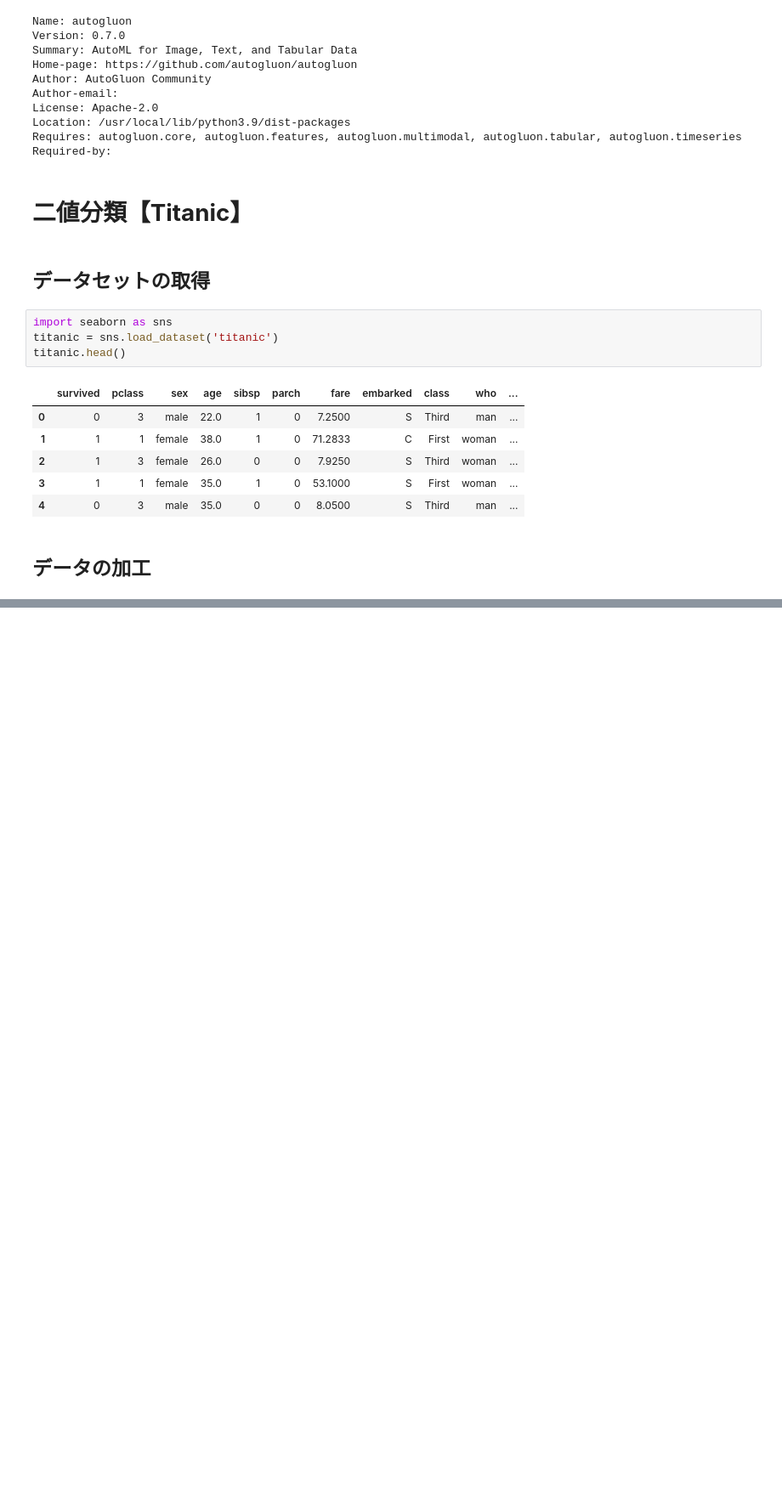
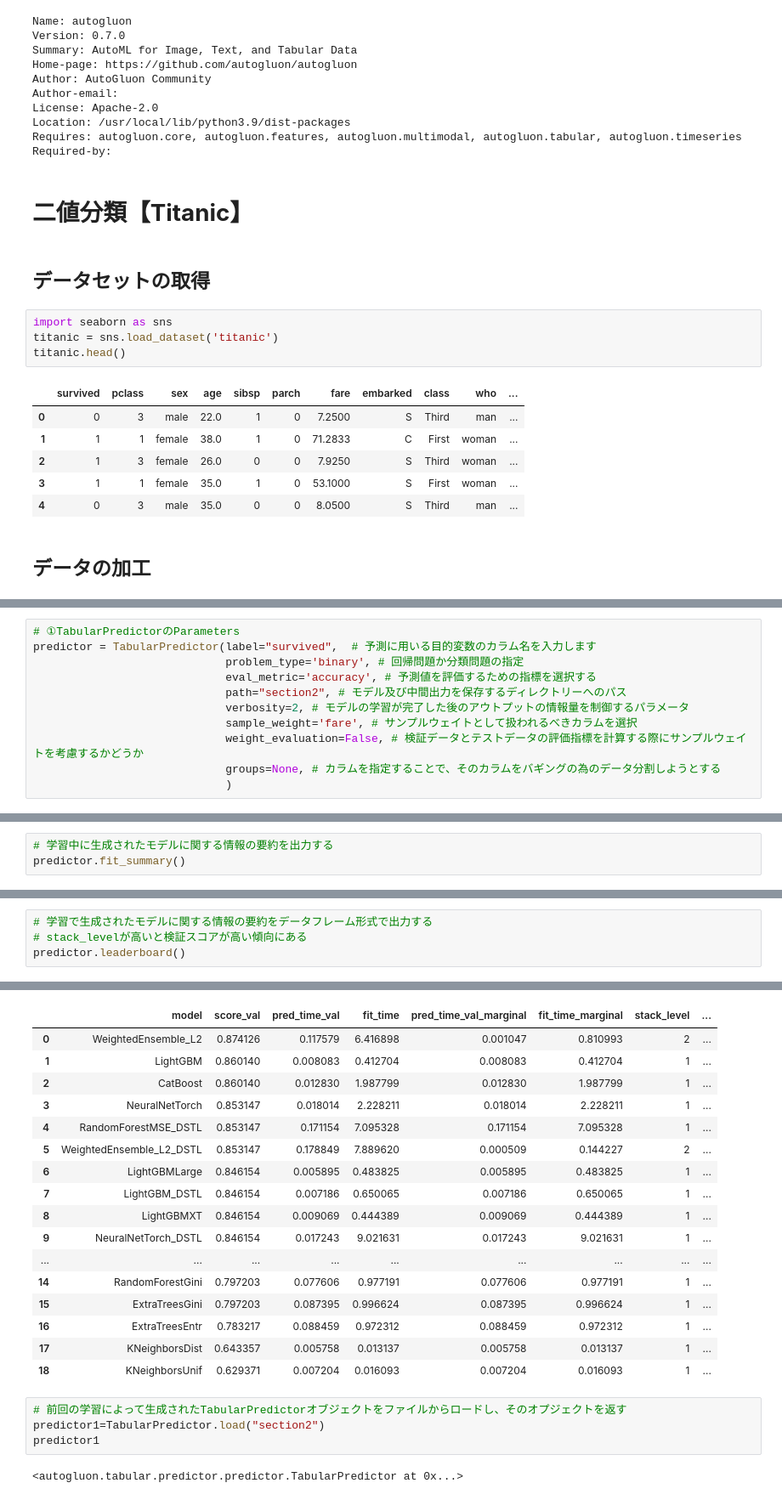
Before and after one commit to sakamototaisei/python_colab, a Jupyter notebook: AutoGluonによる分類モデル.ipynb, the cells around one changed output, grey strips where cells are left out. Shown at 85% size. Saved outputs shown, nothing was run; the diff lists cells and outputs as text; blank space fills up the shorter version.

```diff
--- a/AutoGluonによる分類モデル.ipynb
+++ b/AutoGluonによる分類モデル.ipynb
@@ -63,0 +170,11 @@ titanic.head()
+# %%
+# ①TabularPredictorのParameters
+predictor = TabularPredictor(label="survived",  # 予測に用いる目的変数のカラム名を入力します
+                             problem_type='binary', # 回帰問題か分類問題の指定
+                             eval_metric='accuracy', # 予測値を評価するための指標を選択する
+                             path="section2", # モデル及び中間出力を保存するディレクトリーへのパス
+                             verbosity=2, # モデルの学習が完了した後のアウトプットの情報量を制御するパラメータ
+                             sample_weight='fare', # サンプルウェイトとして扱われるべきカラムを選択
+                             weight_evaluation=False, # 検証データとテストデータの評価指標を計算する際にサンプルウェイトを考慮するかどうか
+                             groups=None, # カラムを指定することで、そのカラムをバギングの為のデータ分割しようとする
+                             )
@@ -63,0 +396,3 @@ titanic.head()
+# %%
+# 学習中に生成されたモデルに関する情報の要約を出力する
+predictor.fit_summary()
@@ -63,0 +462,5 @@ titanic.head()
+# %%
+# 学習で生成されたモデルに関する情報の要約をデータフレーム形式で出力する
+# stack_levelが高いと検証スコアが高い傾向にある
+predictor.leaderboard()
+# %% [output]
@@ -63,0 +487,23 @@ titanic.head()
+|  | model | score_val | pred_time_val | fit_time | pred_time_val_marginal | fit_time_marginal | stack_level | ... |
+| 0 | WeightedEnsemble_L2 | 0.874126 | 0.117579 | 6.416898 | 0.001047 | 0.810993 | 2 | ... |
+| 1 | LightGBM | 0.860140 | 0.008083 | 0.412704 | 0.008083 | 0.412704 | 1 | ... |
+| 2 | CatBoost | 0.860140 | 0.012830 | 1.987799 | 0.012830 | 1.987799 | 1 | ... |
+| 3 | NeuralNetTorch | 0.853147 | 0.018014 | 2.228211 | 0.018014 | 2.228211 | 1 | ... |
+| 4 | RandomForestMSE_DSTL | 0.853147 | 0.171154 | 7.095328 | 0.171154 | 7.095328 | 1 | ... |
+| 5 | WeightedEnsemble_L2_DSTL | 0.853147 | 0.178849 | 7.889620 | 0.000509 | 0.144227 | 2 | ... |
+| 6 | LightGBMLarge | 0.846154 | 0.005895 | 0.483825 | 0.005895 | 0.483825 | 1 | ... |
+| 7 | LightGBM_DSTL | 0.846154 | 0.007186 | 0.650065 | 0.007186 | 0.650065 | 1 | ... |
+| 8 | LightGBMXT | 0.846154 | 0.009069 | 0.444389 | 0.009069 | 0.444389 | 1 | ... |
+| 9 | NeuralNetTorch_DSTL | 0.846154 | 0.017243 | 9.021631 | 0.017243 | 9.021631 | 1 | ... |
+| ... | ... | ... | ... | ... | ... | ... | ... | ... |
+| 14 | RandomForestGini | 0.797203 | 0.077606 | 0.977191 | 0.077606 | 0.977191 | 1 | ... |
+| 15 | ExtraTreesGini | 0.797203 | 0.087395 | 0.996624 | 0.087395 | 0.996624 | 1 | ... |
+| 16 | ExtraTreesEntr | 0.783217 | 0.088459 | 0.972312 | 0.088459 | 0.972312 | 1 | ... |
+| 17 | KNeighborsDist | 0.643357 | 0.005758 | 0.013137 | 0.005758 | 0.013137 | 1 | ... |
+| 18 | KNeighborsUnif | 0.629371 | 0.007204 | 0.016093 | 0.007204 | 0.016093 | 1 | ... |
+# %%
+# 前回の学習によって生成されたTabularPredictorオブジェクトをファイルからロードし、そのオプジェクトを返す
+predictor1=TabularPredictor.load("section2")
+predictor1
+# %% [output]
+<autogluon.tabular.predictor.predictor.TabularPredictor at 0x...>
```
Also changed, not shown: parts of 55 cells of this notebook.
